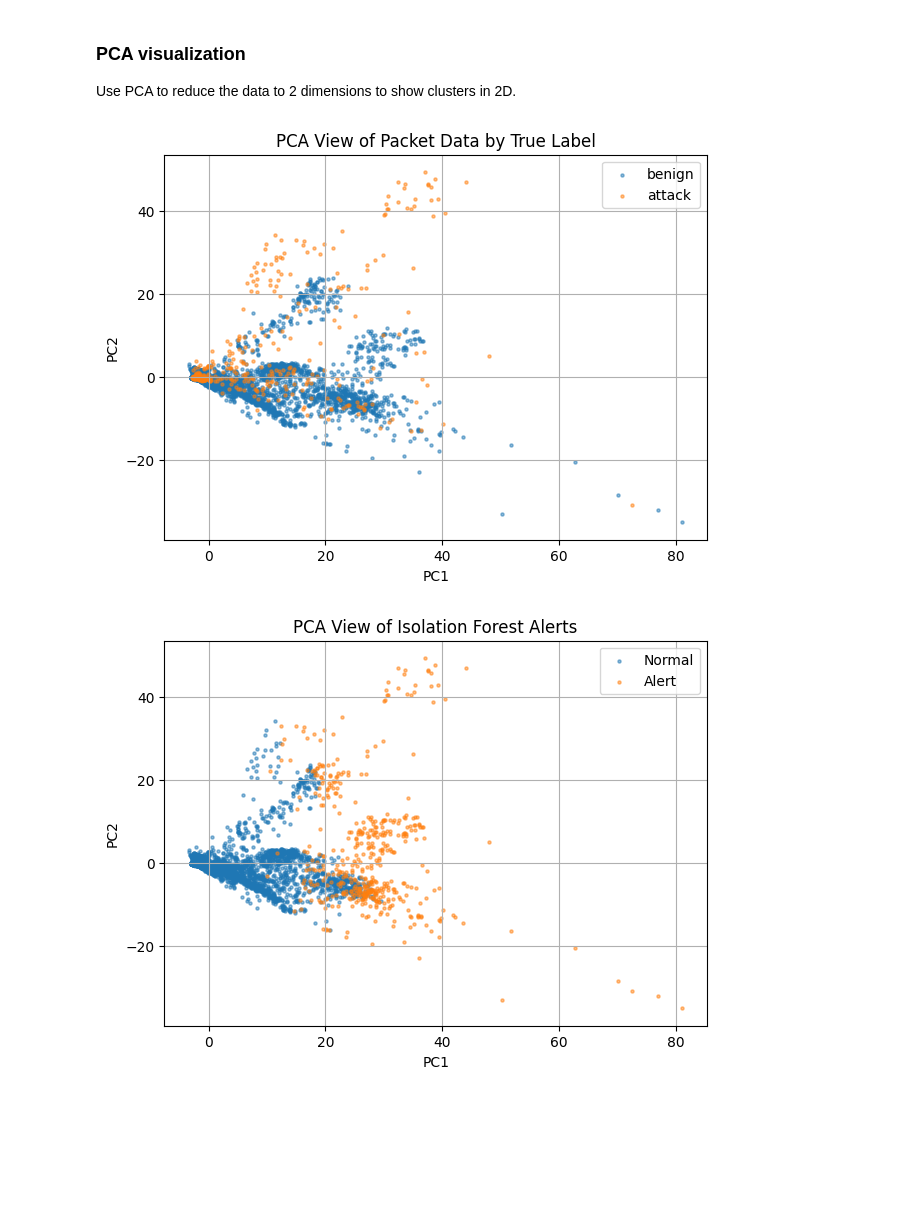
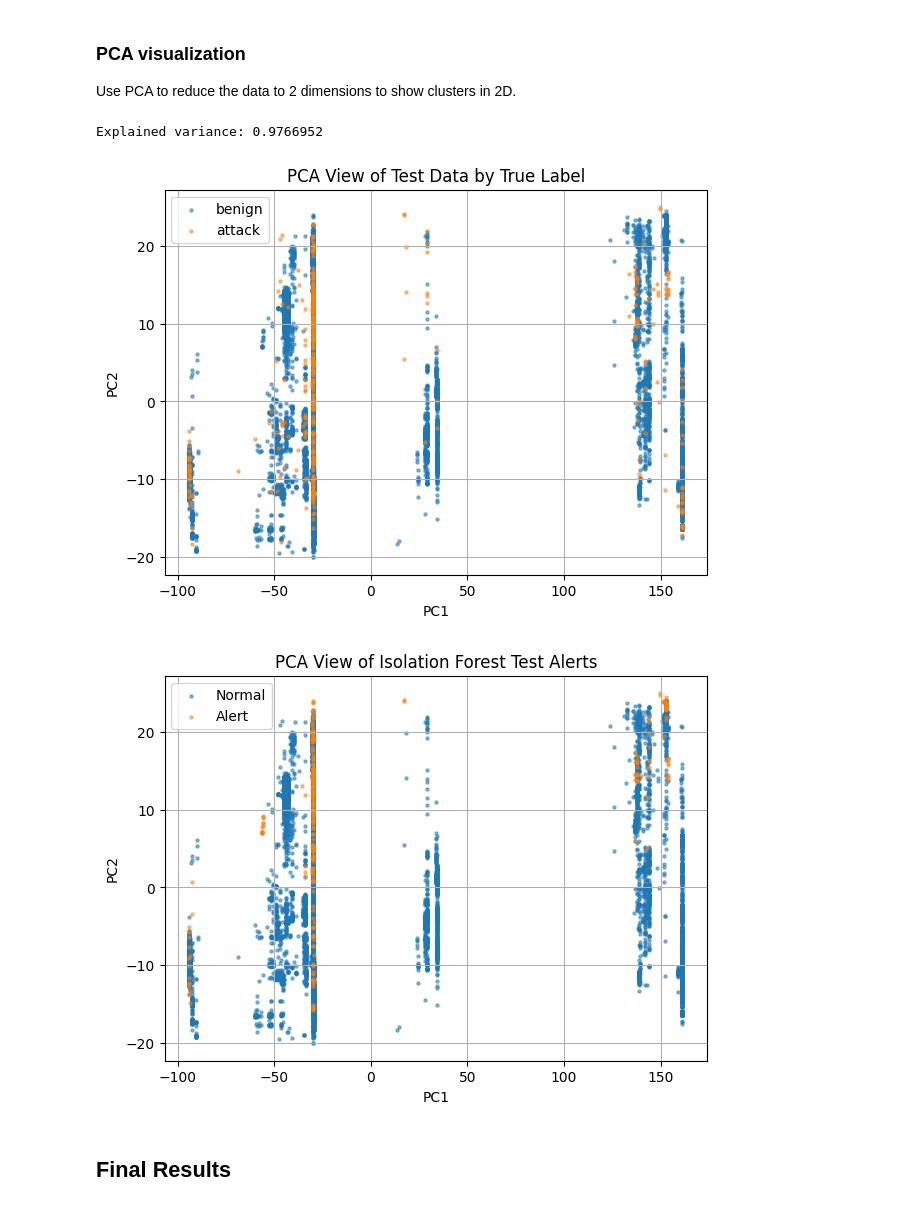
Before and after one commit to yuanmingwang/multi-stage-iot-ids, a Jupyter notebook: notebooks/p2_isolation_forest.ipynb, the cells around one changed output. Saved outputs shown, nothing was run; the diff lists cells and outputs as text; code cells hidden in the pictures; blank space fills up the shorter version.

Commit message:
update isolation forest. preprcessing, feature engineering, tuning, resutls by type

```diff
--- a/notebooks/p2_isolation_forest.ipynb
+++ b/notebooks/p2_isolation_forest.ipynb
@@ -320,0 +551,16 @@ Name: count, dtype: int64
+# %%
+val_pred = (val_scores >= FINAL_THRESHOLD).astype(int)
+test_pred = (test_scores >= FINAL_THRESHOLD).astype(int)
+
+df_val_result = df.iloc[val_idx].copy()
+df_val_result["model"] = "IsolationForest"
+df_val_result["anomaly_score"] = val_scores
+df_val_result["y_pred"] = val_pred
+
+df_test_result = df.iloc[test_idx].copy()
+df_test_result["model"] = "IsolationForest"
+df_test_result["anomaly_score"] = test_scores
+df_test_result["y_pred"] = test_pred
+
+print("Validation alerts:", val_pred.sum())
+print("Test alerts:", test_pred.sum())
@@ -503,51 +755,50 @@ plot_precision_recall_curve(
 
 Use PCA to reduce the data to 2 dimensions to show clusters in 2D.
 # %%
+plot_size = min(20000, X_test.shape[0])
 rng = np.random.default_rng(1)
-
-plot_size = min(20000, X.shape[0])
-plot_idx = rng.choice(X.shape[0], size=plot_size, replace=False)
+plot_idx = rng.choice(X_test.shape[0], size=plot_size, replace=False)
 
 pca = PCA(n_components=2, random_state=1)
-X_2d = pca.fit_transform(X[plot_idx])
+X_2d = pca.fit_transform(X_test[plot_idx])
 
 plot_df = pd.DataFrame({
     "PC1": X_2d[:, 0],
     "PC2": X_2d[:, 1],
-    "binary_label": df_result.iloc[plot_idx][BINARY_COL].to_numpy(),
-    "y_pred": df_result.iloc[plot_idx]["y_pred"].to_numpy(),
-    "attack_type": df_result.iloc[plot_idx][ATTACK_COL].to_numpy()
+    "binary_label": df_test_result.iloc[plot_idx][BINARY_COL].to_numpy(),
+    "y_pred": df_test_result.iloc[plot_idx]["y_pred"].to_numpy(),
+    "attack_type": df_test_result.iloc[plot_idx][ATTACK_COL].to_numpy()
 })
 
-## Plot by true binary label
+print("Explained variance:", pca.explained_variance_ratio_.sum())
+
+### true-label plot
 plt.figure(figsize=(7, 5))
-
 for label in ["benign", "attack"]:
     temp = plot_df[plot_df["binary_label"] == label]
     plt.scatter(temp["PC1"], temp["PC2"], s=5, alpha=0.5, label=label)
-
 plt.xlabel("PC1")
 plt.ylabel("PC2")
-plt.title("PCA View of Packet Data by True Label")
+plt.title("PCA View of Test Data by True Label")
 plt.legend()
 plt.grid(True)
 plt.show()
 
-
-## Plot by predicted alert
+### plot the Isolation Forest alerts
 plt.figure(figsize=(7, 5))
-
 for label in [0, 1]:
     temp = plot_df[plot_df["y_pred"] == label]
     name = "Normal" if label == 0 else "Alert"
     plt.scatter(temp["PC1"], temp["PC2"], s=5, alpha=0.5, label=name)
-
 plt.xlabel("PC1")
 plt.ylabel("PC2")
-plt.title("PCA View of Isolation Forest Alerts")
+plt.title("PCA View of Isolation Forest Test Alerts")
 plt.legend()
 plt.grid(True)
 plt.show()
 # %% [output]
+Explained variance: 0.9766952
-[figure, old version]
+[figure, new version]
-[figure, old version]
+[figure, new version]
+# %% [markdown]
+## Final Results
```
Also changed, not shown: parts of 31 cells of this notebook.
